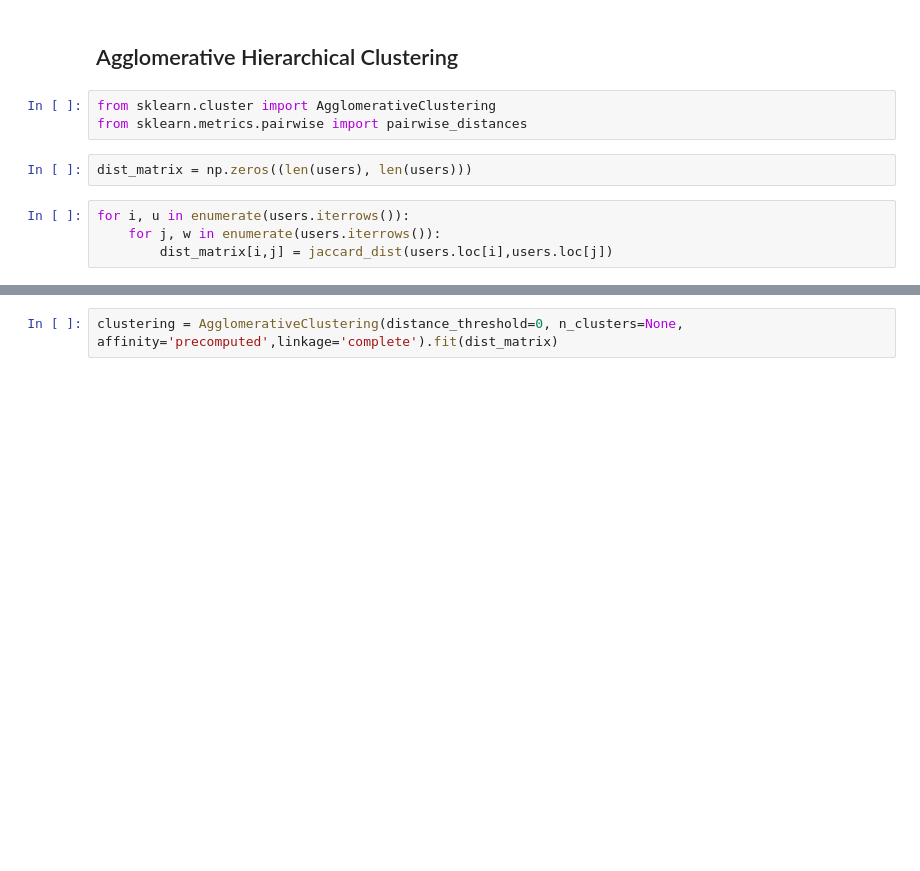
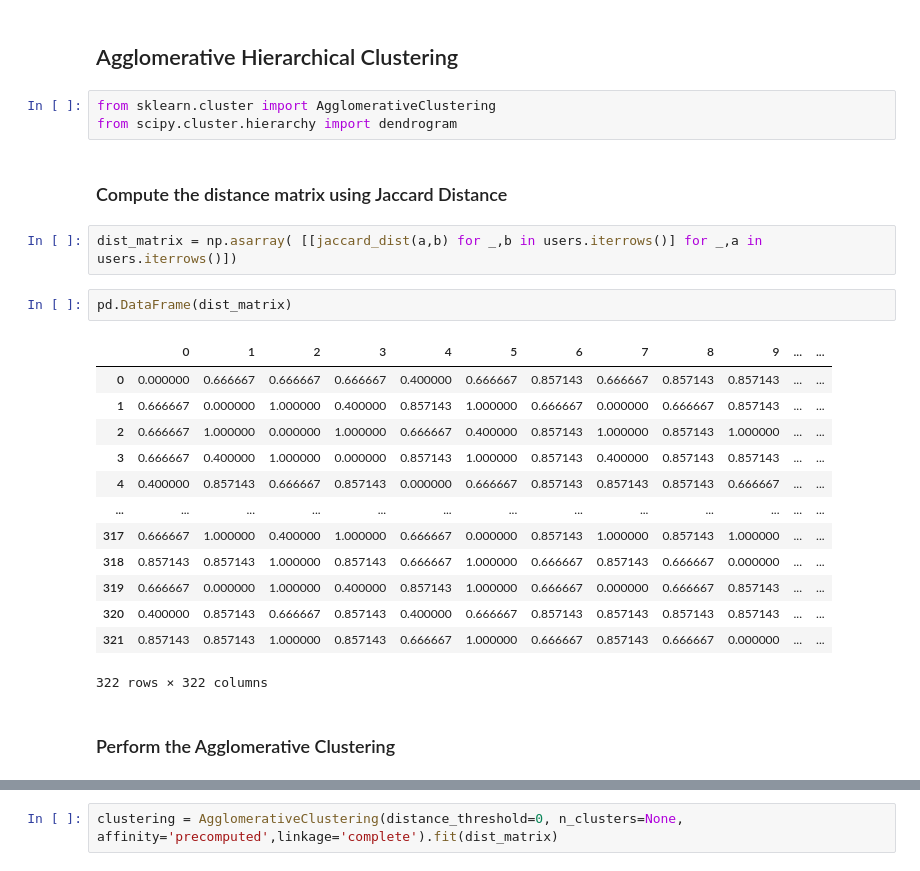
Before and after one commit to pcastiglione99/Data-Quality-Project, a Jupyter notebook: src/project.ipynb, the cells around one changed output, grey strips where cells are left out. Saved outputs shown, nothing was run; the diff lists cells and outputs as text; blank space fills up the shorter version.

```diff
--- a/src/project.ipynb
+++ b/src/project.ipynb
@@ -119,10 +213,26 @@ users_knn_imp
 ## Agglomerative Hierarchical Clustering
 # %%
 from sklearn.cluster import AgglomerativeClustering
-from sklearn.metrics.pairwise import pairwise_distances
+from scipy.cluster.hierarchy import dendrogram
-# %%
-dist_matrix = np.zeros((len(users), len(users)))
-# %%
-for i, u in enumerate(users.iterrows()):
-    for j, w in enumerate(users.iterrows()):
-        dist_matrix[i,j] = jaccard_dist(users.loc[i],users.loc[j])
+# %% [markdown]
+### Compute the distance matrix using Jaccard Distance
+# %%
+dist_matrix = np.asarray( [[jaccard_dist(a,b) for _,b in users.iterrows()] for _,a in users.iterrows()])
+# %%
+pd.DataFrame(dist_matrix)
+# %% [output]
+|  | 0 | 1 | 2 | 3 | 4 | 5 | 6 | 7 | 8 | 9 | ... | ... |
+| 0 | 0.000000 | 0.666667 | 0.666667 | 0.666667 | 0.400000 | 0.666667 | 0.857143 | 0.666667 | 0.857143 | 0.857143 | ... | ... |
+| 1 | 0.666667 | 0.000000 | 1.000000 | 0.400000 | 0.857143 | 1.000000 | 0.666667 | 0.000000 | 0.666667 | 0.857143 | ... | ... |
+| 2 | 0.666667 | 1.000000 | 0.000000 | 1.000000 | 0.666667 | 0.400000 | 0.857143 | 1.000000 | 0.857143 | 1.000000 | ... | ... |
+| 3 | 0.666667 | 0.400000 | 1.000000 | 0.000000 | 0.857143 | 1.000000 | 0.857143 | 0.400000 | 0.857143 | 0.857143 | ... | ... |
+| 4 | 0.400000 | 0.857143 | 0.666667 | 0.857143 | 0.000000 | 0.666667 | 0.857143 | 0.857143 | 0.857143 | 0.666667 | ... | ... |
+| ... | ... | ... | ... | ... | ... | ... | ... | ... | ... | ... | ... | ... |
+| 317 | 0.666667 | 1.000000 | 0.400000 | 1.000000 | 0.666667 | 0.000000 | 0.857143 | 1.000000 | 0.857143 | 1.000000 | ... | ... |
+| 318 | 0.857143 | 0.857143 | 1.000000 | 0.857143 | 0.666667 | 1.000000 | 0.666667 | 0.857143 | 0.666667 | 0.000000 | ... | ... |
+| 319 | 0.666667 | 0.000000 | 1.000000 | 0.400000 | 0.857143 | 1.000000 | 0.666667 | 0.000000 | 0.666667 | 0.857143 | ... | ... |
+| 320 | 0.400000 | 0.857143 | 0.666667 | 0.857143 | 0.400000 | 0.666667 | 0.857143 | 0.857143 | 0.857143 | 0.857143 | ... | ... |
+| 321 | 0.857143 | 0.857143 | 1.000000 | 0.857143 | 0.666667 | 1.000000 | 0.666667 | 0.857143 | 0.666667 | 0.000000 | ... | ... |
+322 rows × 322 columns
+# %% [markdown]
+### Perform the Agglomerative Clustering
```
Also changed, not shown: parts of 22 cells of this notebook.
